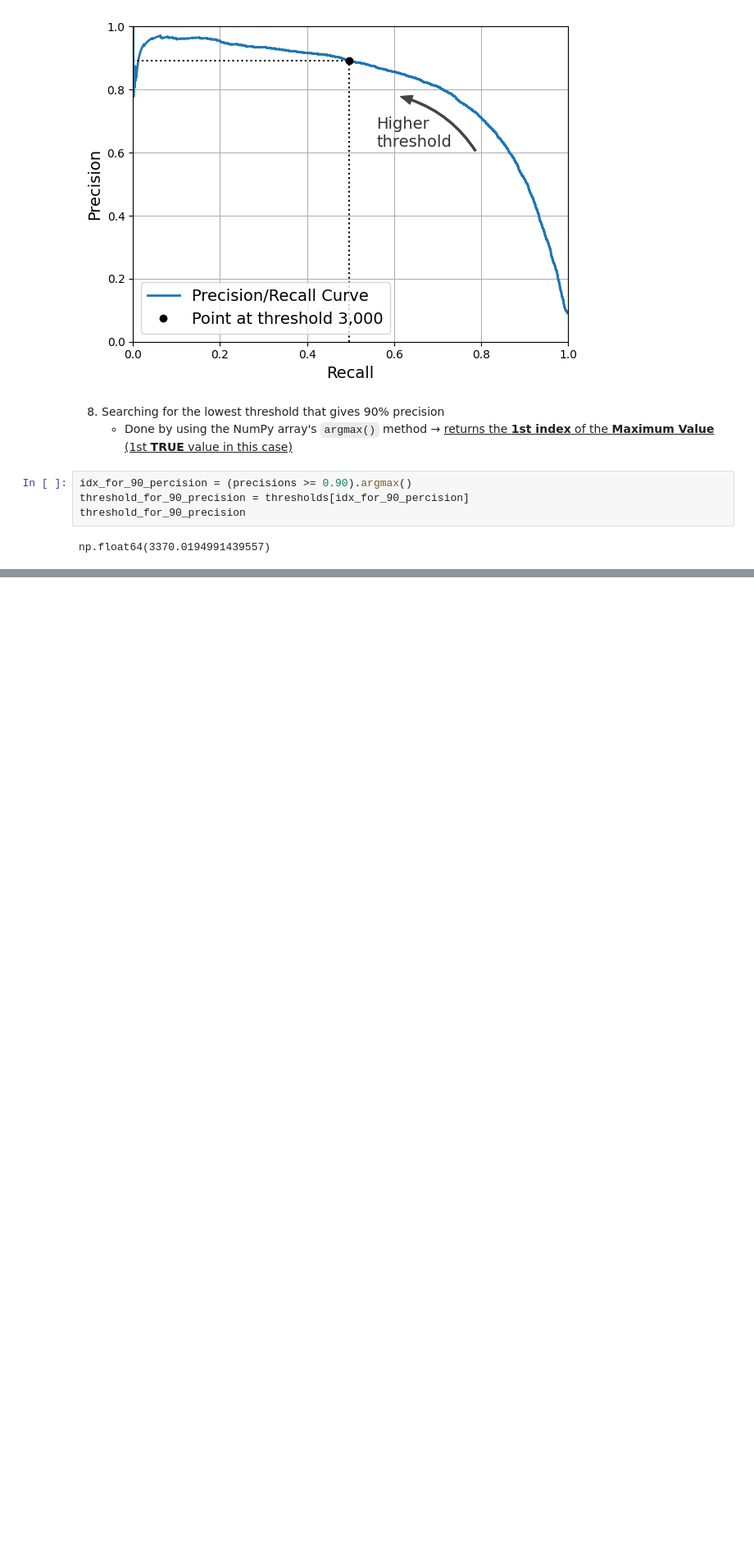
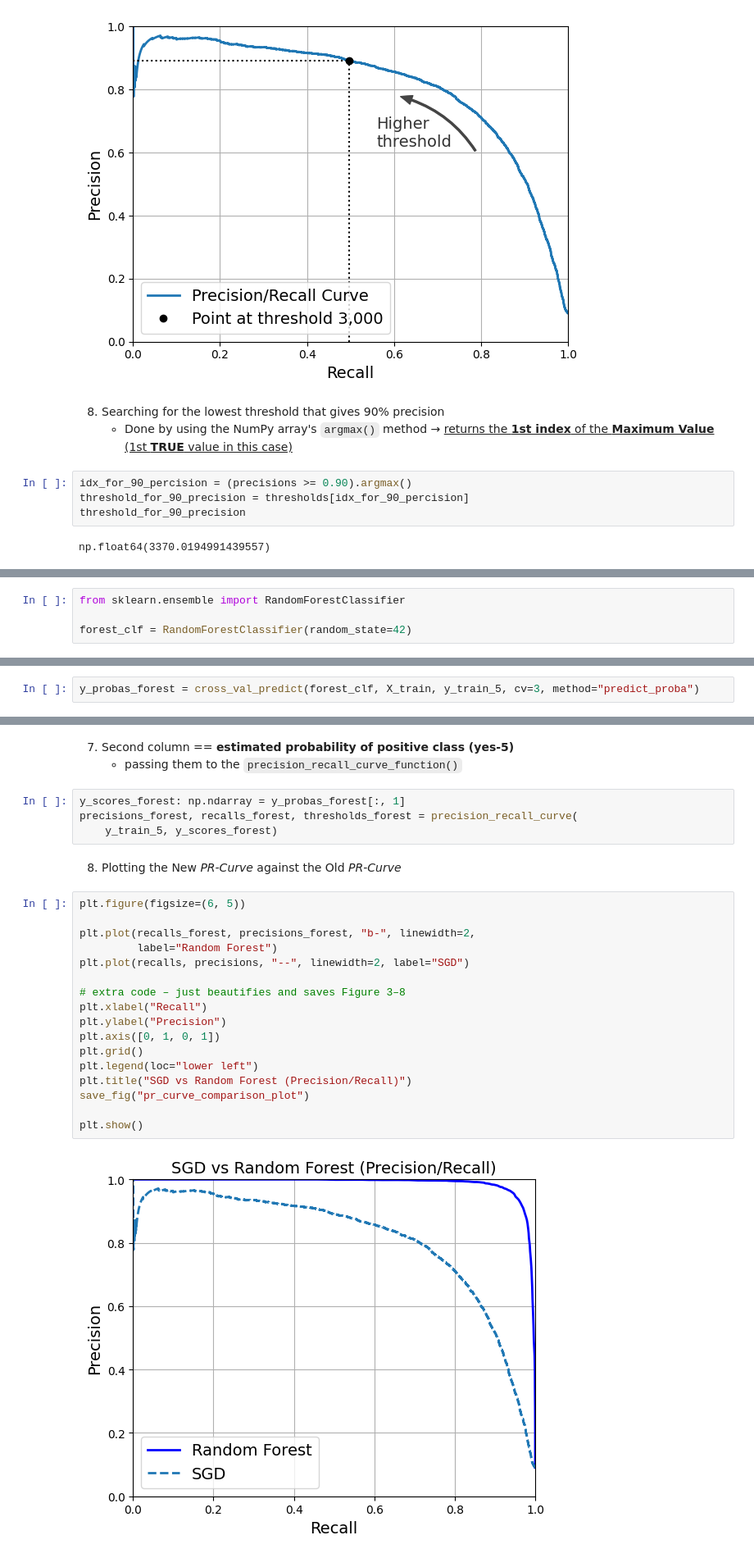
Before and after one commit to matt-chinchilla/Machine-Learning-Repo, a Jupyter notebook: The code/chapter-03-classification/03_classification.ipynb, the cells around one changed output, grey strips where cells are left out. Shown: that part at 82% size. Cells and saved outputs as stored; diff of their text form; blank space fills up the shorter version.

```diff
--- a/The code/chapter-03-classification/03_classification.ipynb
+++ b/The code/chapter-03-classification/03_classification.ipynb
@@ -447,0 +515,4 @@ np.float64(3370.0194991439557)
+# %%
+from sklearn.ensemble import RandomForestClassifier
+
+forest_clf = RandomForestClassifier(random_state=42)
@@ -447,0 +524,2 @@ np.float64(3370.0194991439557)
+# %%
+y_probas_forest = cross_val_predict(forest_clf, X_train, y_train_5, cv=3, method="predict_proba")
@@ -447,0 +547,28 @@ np.float64(3370.0194991439557)
+# %% [markdown]
+7. Second column == **estimated probability of positive class (yes-5)**
+    - passing them to the `precision_recall_curve_function()`
+# %%
+y_scores_forest: np.ndarray = y_probas_forest[:, 1]
+precisions_forest, recalls_forest, thresholds_forest = precision_recall_curve(
+    y_train_5, y_scores_forest)
+# %% [markdown]
+8. Plotting the New *PR-Curve* against the Old *PR-Curve*
+# %%
+plt.figure(figsize=(6, 5))
+
+plt.plot(recalls_forest, precisions_forest, "b-", linewidth=2,
+         label="Random Forest")
+plt.plot(recalls, precisions, "--", linewidth=2, label="SGD")
+
+# extra code – just beautifies and saves Figure 3–8
+plt.xlabel("Recall")
+plt.ylabel("Precision")
+plt.axis([0, 1, 0, 1])
+plt.grid()
+plt.legend(loc="lower left")
+plt.title("SGD vs Random Forest (Precision/Recall)")
+save_fig("pr_curve_comparison_plot")
+
+plt.show()
+# %% [output]
+[figure, added]
```
Also changed, not shown: parts of 29 cells of this notebook, 2 other files.
